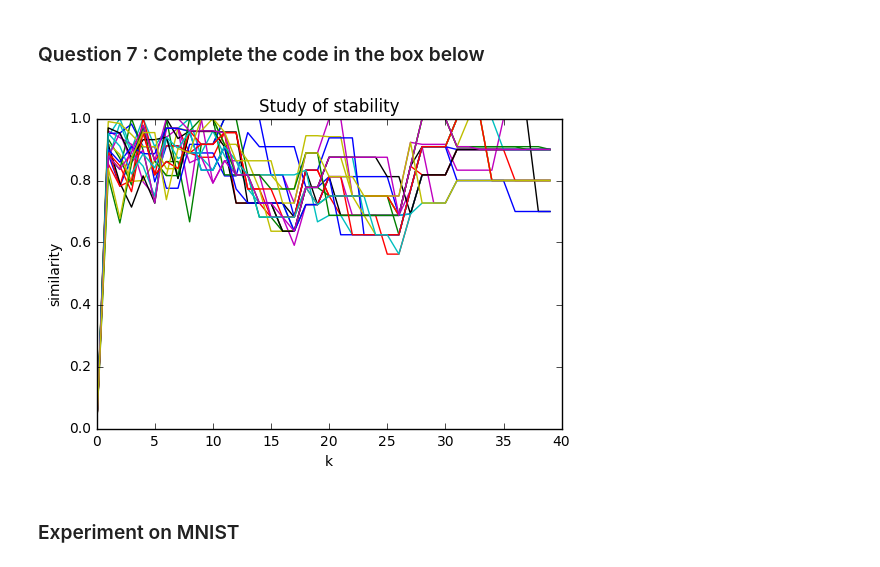
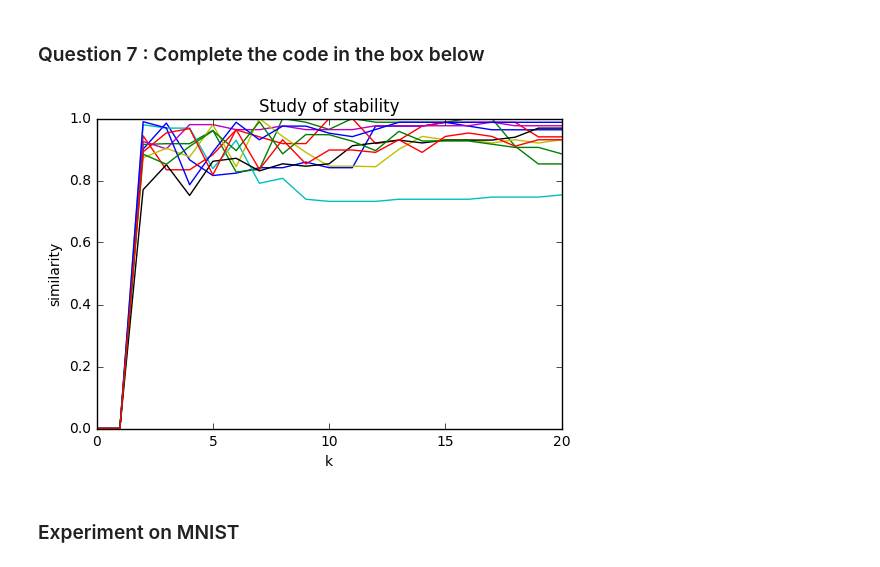
Before and after one commit to petermartigny/Advanced-Machine-Learning, a Jupyter notebook: Atmani_Martigny_TP2_group_1.ipynb, the cells around one changed output. Saved outputs shown, nothing was run; the diff lists cells and outputs as text; code cells hidden in the pictures.

```diff
--- a/Atmani_Martigny_TP2_group_1.ipynb
+++ b/Atmani_Martigny_TP2_group_1.ipynb
@@ -211,14 +247,23 @@ def similarity(C_1, C_2):
 def compute_C(clustering):
 
     elements = {}
+
     for element in set(clustering):
+
         elements[element] = []
+
         for i in range(len(clustering)):
+
             if clustering[i] == element:
                 elements[element].append(i)
+
     C = np.zeros((len(clustering), len(clustering)))
+
     for i in elements.keys():
+
         for j in range(len(elements[i])):
+
             for k in range(len(elements[i])):
-                C[j, k] = 1
+                if j != k:
+                    C[j, k] = 1
     return C
@@ -266,6 +318,0 @@ for k in range(2, k_max + 1):
-# %%
-for i in range(num_subsamples):
-    plt.plot(S[i])
-    plt.xlabel('k')
-    plt.ylabel('similarity')
-    plt.title('Study of stability')
@@ -274,2 +319,11 @@ for i in range(num_subsamples):
 # %% [markdown]
 ### Question 6 : Complete the code in the box below
+# %%
+dataset = make_moons(n_samples = n_samples, noise = 0.001)[0]
+S = stability(SpectralClustering, dataset, 10, 2)
+
+for i in range(S.shape[0]):
+    plt.plot(S[i])
+    plt.xlabel('k')
+    plt.ylabel('similarity')
+    plt.title('Study of stability')
@@ -275,0 +332,9 @@ for i in range(num_subsamples):
+# %%
+dataset = make_moons(n_samples = n_samples, noise = 0.5)[0]
+S = stability(SpectralClustering, dataset, 10, 2)
+
+for i in range(S.shape[0]):
+    plt.plot(S[i])
+    plt.xlabel('k')
+    plt.ylabel('similarity')
+    plt.title('Study of stability')
@@ -319,11 +382,14 @@ for k in range(2, k_max + 1):
 # %%
-for i in range(num_subsamples):
+dataset = make_moons(n_samples = n_samples, noise = 0.5)[0]
+S = stability_agglo(AgglomerativeClustering, dataset, 10)
+
+for i in range(10):
     plt.plot(S[i])
     plt.xlabel('k')
     plt.ylabel('similarity')
     plt.title('Study of stability')
 # %% [output]
-[figure, old version]
+[figure, new version]
 # %% [markdown]
 ### Experiment on MNIST
 # %%
```
Also changed, not shown: parts of 33 cells of this notebook.
